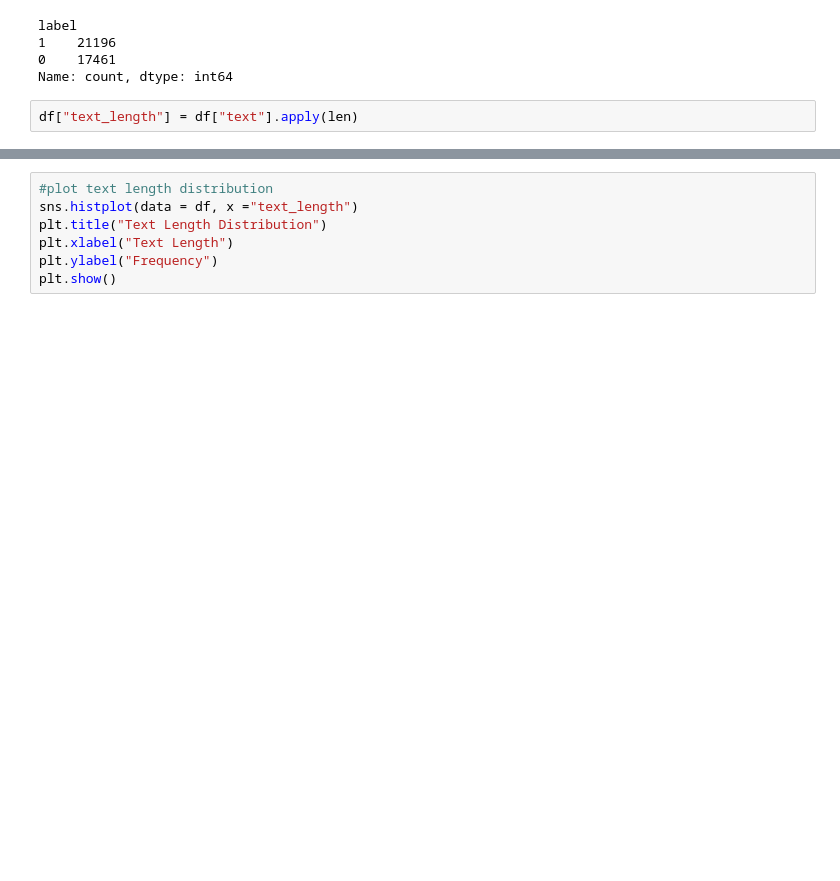
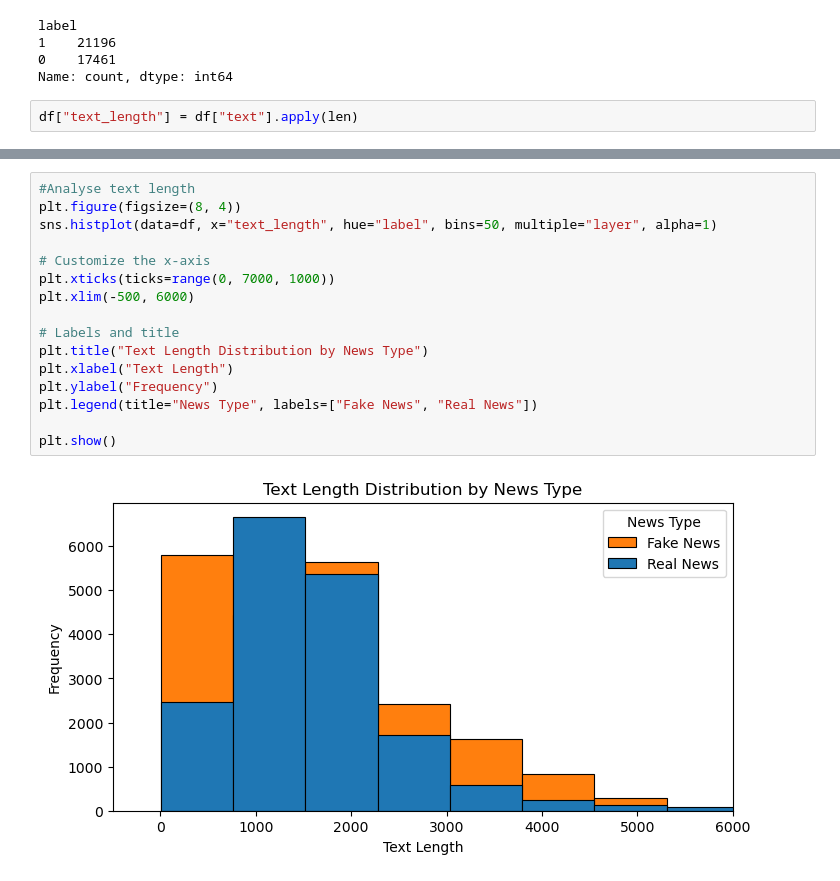
Before and after one commit to HerryTech/Machine-Learning-Projects, a Jupyter notebook: fake_news_detection/notebook/exploration.ipynb, the cells around one changed output, grey strips where cells are left out. Saved outputs shown, nothing was run; the diff lists cells and outputs as text; blank space fills up the shorter version.

```diff
--- a/fake_news_detection/notebook/exploration.ipynb
+++ b/fake_news_detection/notebook/exploration.ipynb
@@ -36,7 +46,18 @@ df["text_length"] = df["text"].apply(len)
 # %%
-#plot text length distribution
-sns.histplot(data = df, x ="text_length")
-plt.title("Text Length Distribution")
+#Analyse text length
+plt.figure(figsize=(8, 4))
+sns.histplot(data=df, x="text_length", hue="label", bins=50, multiple="layer", alpha=1)
+
+# Customize the x-axis
+plt.xticks(ticks=range(0, 7000, 1000))
+plt.xlim(-500, 6000)
+
+# Labels and title
+plt.title("Text Length Distribution by News Type")
 plt.xlabel("Text Length")
 plt.ylabel("Frequency")
+plt.legend(title="News Type", labels=["Fake News", "Real News"])
+
 plt.show()
+# %% [output]
+[figure, added]
```
Also changed, not shown: parts of 4 cells of this notebook.
